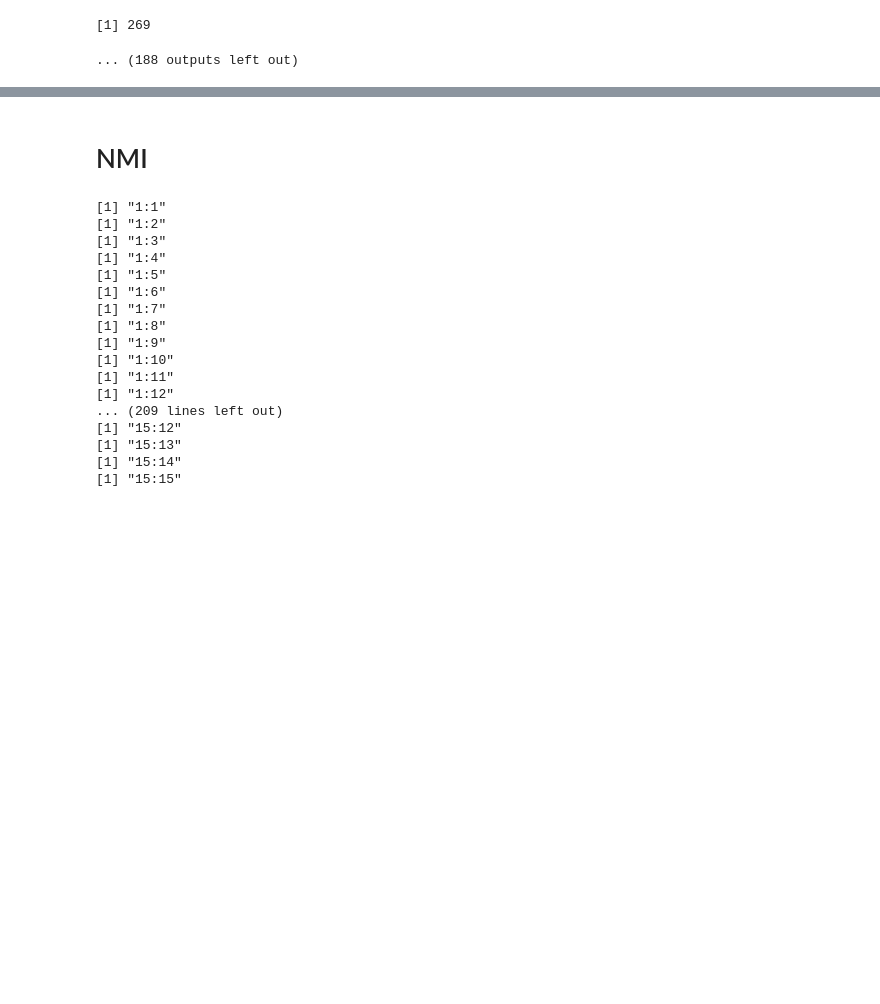
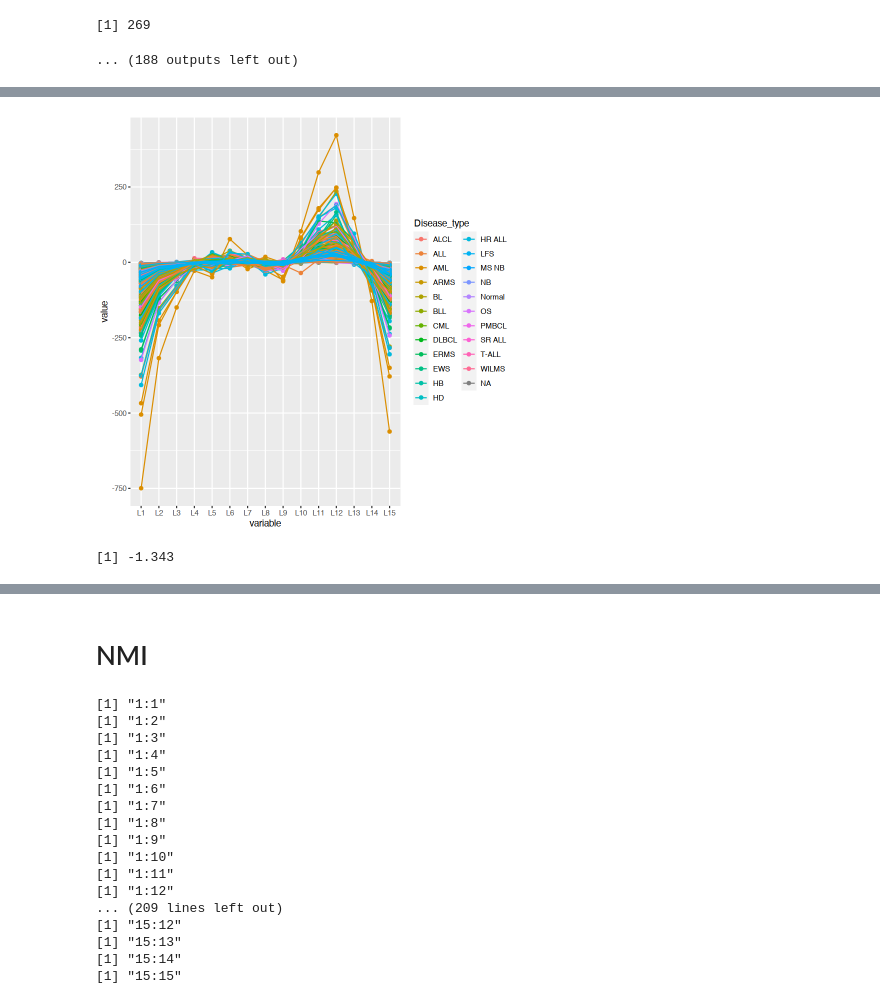
Before and after one commit to pughlab/ped_CapTCRseq, a Jupyter notebook: notebooks/000_aaFeatures.ipynb, the cells around one changed output, grey strips where cells are left out. Drawn from its saved outputs; the diff is of its cells as text; code cells hidden in the pictures; blank space fills up the shorter version.

```diff
--- a/notebooks/000_aaFeatures.ipynb
+++ b/notebooks/000_aaFeatures.ipynb
@@ -166,0 +223,6 @@ length13 <- lapply(myfilelist, function(x){
+# %%
+length15_F1 <- as.data.frame(length15_F1)
+# %%
+length15_F1$basename <- rownames(length15_F1)
+# %%
+length15_F1_m <- reshape2::melt(length15_F1)
@@ -166,0 +231,2 @@ length13 <- lapply(myfilelist, function(x){
+# %%
+length15_F1_m$Disease_type <- meta_div$Disease_type[ match(length15_F1_m$basename, meta_div$basename)]
@@ -166,0 +247,4 @@ length13 <- lapply(myfilelist, function(x){
+# %%
+ggplot(data = length15_F1_m, aes(x = variable, y = value, color = Disease_type, group = basename)) + geom_point() + geom_line()
+# %% [output]
+[figure, added]
@@ -166,0 +253,4 @@ length13 <- lapply(myfilelist, function(x){
+# %%
+-4.029/3
+# %% [output]
+[1] -1.343
```
Also changed, not shown: parts of 29 cells of this notebook.
